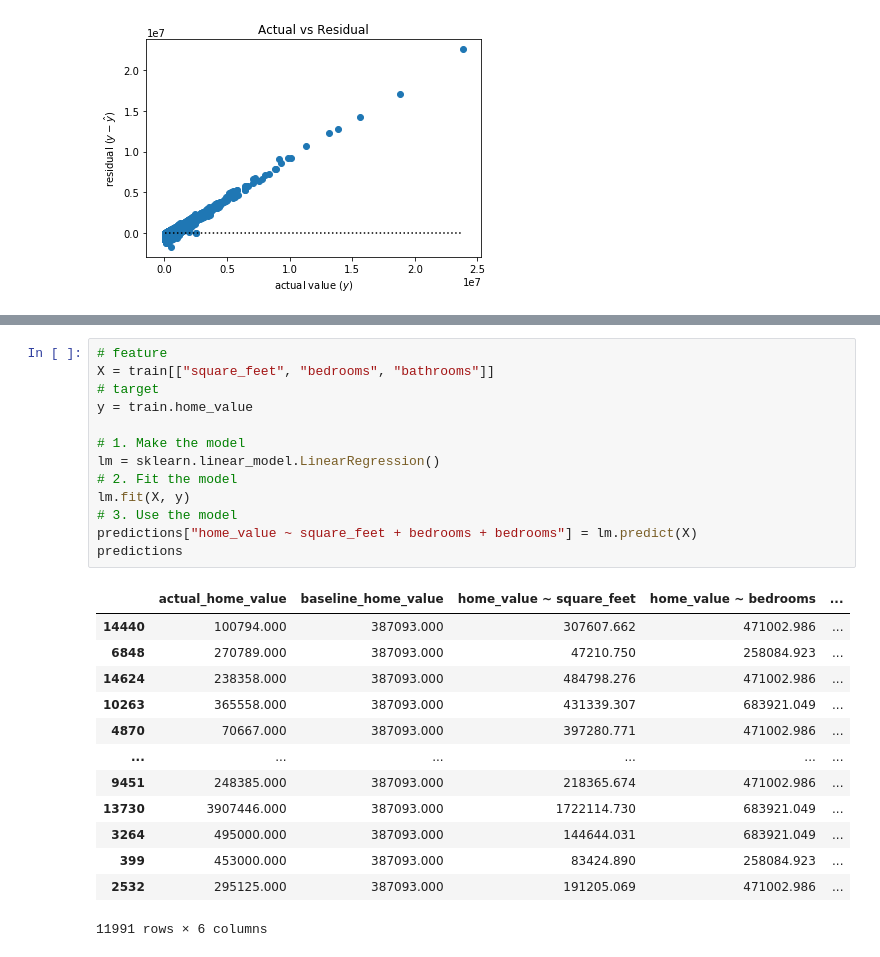
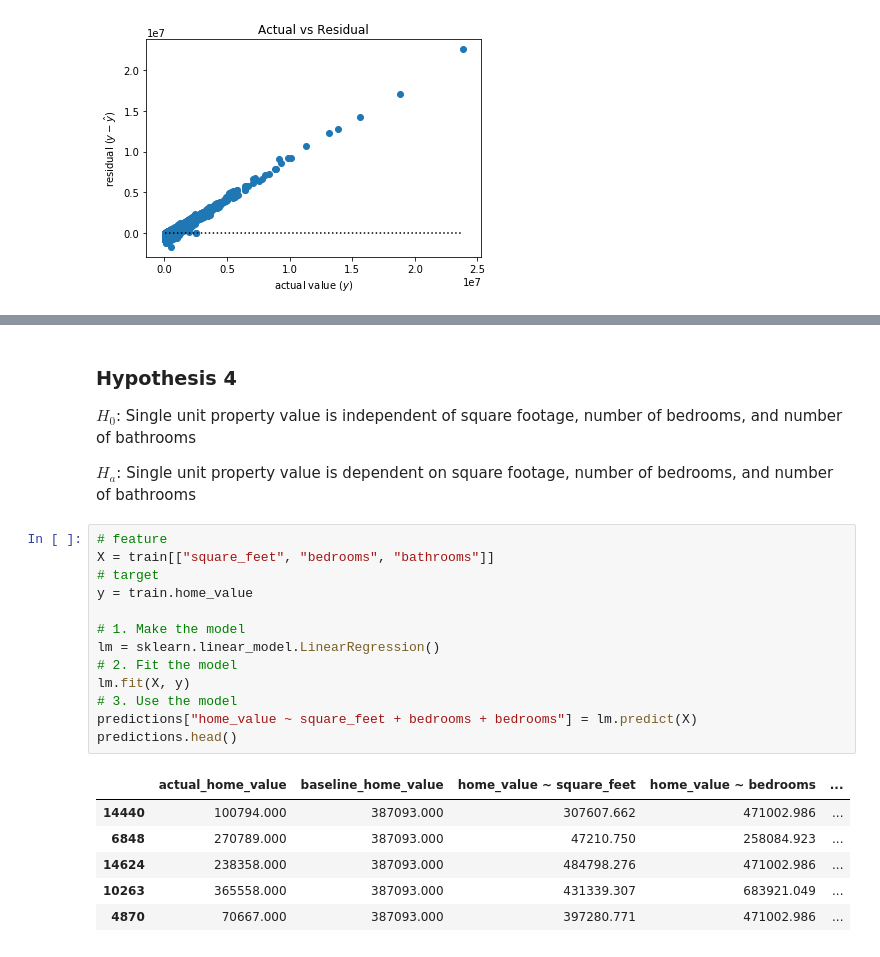
Before and after one commit to aleclhartman/zillow_project, a Jupyter notebook: zillow_project_pipeline.ipynb, the cells around one changed output, grey strips where cells are left out. Saved outputs shown, nothing was run; the diff lists cells and outputs as text.

```diff
--- a/zillow_project_pipeline.ipynb
+++ b/zillow_project_pipeline.ipynb
@@ -381,27 +396,26 @@ predictions
+# %% [markdown]
+### Hypothesis 4
+
+$H_0$: Single unit property value is independent of square footage, number of bedrooms, and number of bathrooms
+
+$H_a$: Single unit property value is dependent on square footage, number of bedrooms, and number of bathrooms
 # %%
 # feature
 X = train[["square_feet", "bedrooms", "bathrooms"]]
 # target
 y = train.home_value
 
 # 1. Make the model
 lm = sklearn.linear_model.LinearRegression()
 # 2. Fit the model
 lm.fit(X, y)
 # 3. Use the model
 predictions["home_value ~ square_feet + bedrooms + bedrooms"] = lm.predict(X)
-predictions
+predictions.head()
 # %% [output]
 |  | actual_home_value | baseline_home_value | home_value ~ square_feet | home_value ~ bedrooms | ... |
 | 14440 | 100794.000 | 387093.000 | 307607.662 | 471002.986 | ... |
 | 6848 | 270789.000 | 387093.000 | 47210.750 | 258084.923 | ... |
 | 14624 | 238358.000 | 387093.000 | 484798.276 | 471002.986 | ... |
 | 10263 | 365558.000 | 387093.000 | 431339.307 | 683921.049 | ... |
 | 4870 | 70667.000 | 387093.000 | 397280.771 | 471002.986 | ... |
-| ... | ... | ... | ... | ... | ... |
-| 9451 | 248385.000 | 387093.000 | 218365.674 | 471002.986 | ... |
-| 13730 | 3907446.000 | 387093.000 | 1722114.730 | 683921.049 | ... |
-| 3264 | 495000.000 | 387093.000 | 144644.031 | 683921.049 | ... |
-| 399 | 453000.000 | 387093.000 | 83424.890 | 258084.923 | ... |
-| 2532 | 295125.000 | 387093.000 | 191205.069 | 471002.986 | ... |
-11991 rows × 6 columns
```
Also changed, not shown: parts of 22 cells of this notebook, 1 other file.
